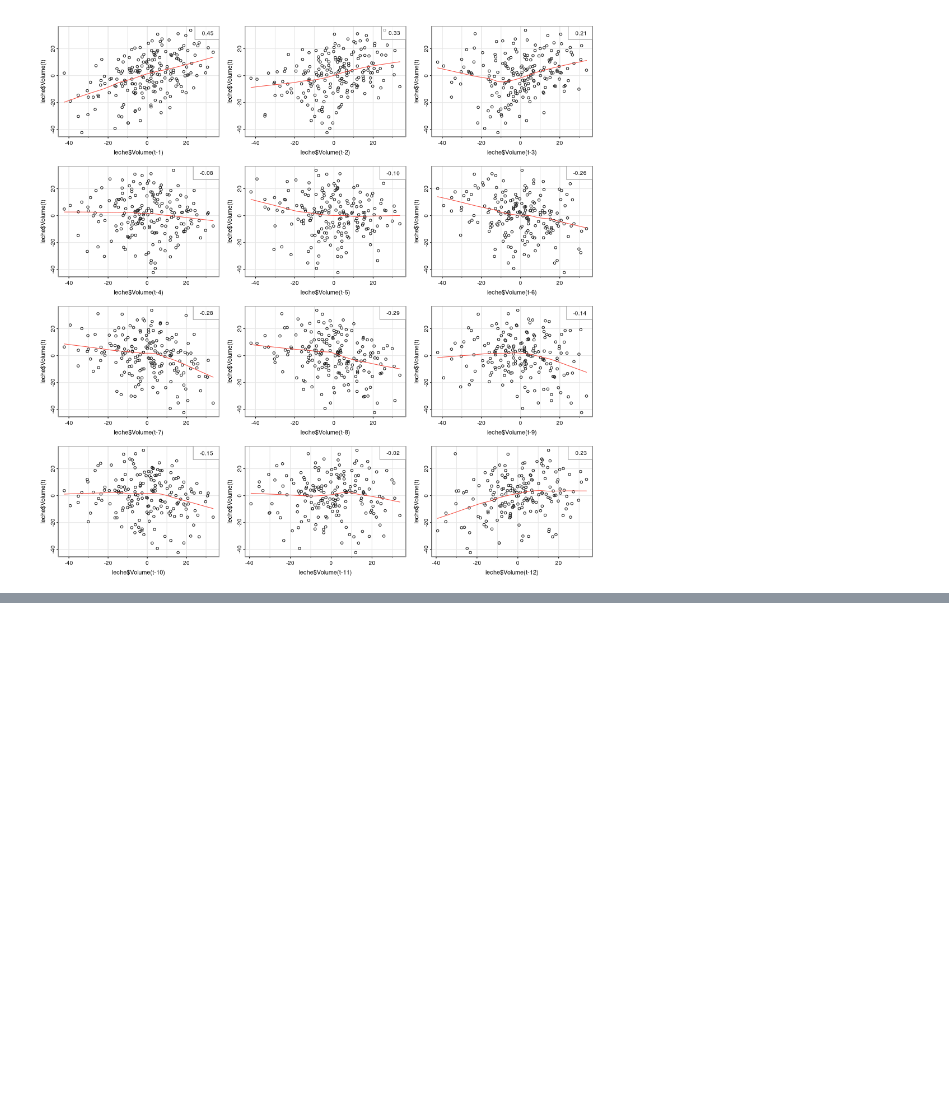
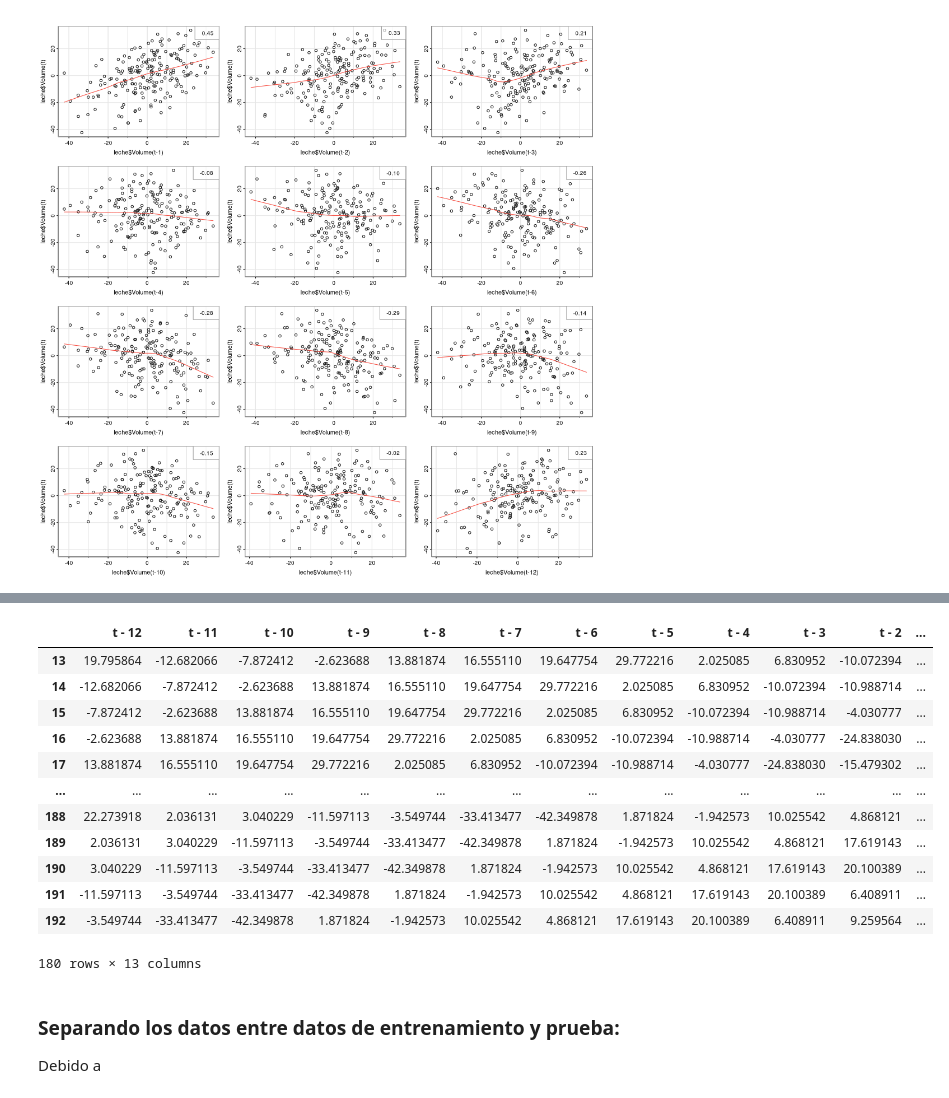
Before and after one commit to Mendivenson/Series-de-tiempo, a Jupyter notebook: Avance 2.ipynb, the cells around one changed output, grey strips where cells are left out. Drawn from its saved outputs; the diff is of its cells as text; code cells hidden in the pictures; blank space fills up the shorter version.

```diff
--- a/Avance 2.ipynb
+++ b/Avance 2.ipynb
@@ -197,0 +242,21 @@ astsa::lag1.plot(leche$Volume, 12,corr = T)
+# %%
+arbolesLeche = arbolesLeche[12:]
+arbolesLeche
+# %% [output]
+|  | t - 12 | t - 11 | t - 10 | t - 9 | t - 8 | t - 7 | t - 6 | t - 5 | t - 4 | t - 3 | t - 2 | ... |
+| 13 | 19.795864 | -12.682066 | -7.872412 | -2.623688 | 13.881874 | 16.555110 | 19.647754 | 29.772216 | 2.025085 | 6.830952 | -10.072394 | ... |
+| 14 | -12.682066 | -7.872412 | -2.623688 | 13.881874 | 16.555110 | 19.647754 | 29.772216 | 2.025085 | 6.830952 | -10.072394 | -10.988714 | ... |
+| 15 | -7.872412 | -2.623688 | 13.881874 | 16.555110 | 19.647754 | 29.772216 | 2.025085 | 6.830952 | -10.072394 | -10.988714 | -4.030777 | ... |
+| 16 | -2.623688 | 13.881874 | 16.555110 | 19.647754 | 29.772216 | 2.025085 | 6.830952 | -10.072394 | -10.988714 | -4.030777 | -24.838030 | ... |
+| 17 | 13.881874 | 16.555110 | 19.647754 | 29.772216 | 2.025085 | 6.830952 | -10.072394 | -10.988714 | -4.030777 | -24.838030 | -15.479302 | ... |
+| ... | ... | ... | ... | ... | ... | ... | ... | ... | ... | ... | ... | ... |
+| 188 | 22.273918 | 2.036131 | 3.040229 | -11.597113 | -3.549744 | -33.413477 | -42.349878 | 1.871824 | -1.942573 | 10.025542 | 4.868121 | ... |
+| 189 | 2.036131 | 3.040229 | -11.597113 | -3.549744 | -33.413477 | -42.349878 | 1.871824 | -1.942573 | 10.025542 | 4.868121 | 17.619143 | ... |
+| 190 | 3.040229 | -11.597113 | -3.549744 | -33.413477 | -42.349878 | 1.871824 | -1.942573 | 10.025542 | 4.868121 | 17.619143 | 20.100389 | ... |
+| 191 | -11.597113 | -3.549744 | -33.413477 | -42.349878 | 1.871824 | -1.942573 | 10.025542 | 4.868121 | 17.619143 | 20.100389 | 6.408911 | ... |
+| 192 | -3.549744 | -33.413477 | -42.349878 | 1.871824 | -1.942573 | 10.025542 | 4.868121 | 17.619143 | 20.100389 | 6.408911 | 9.259564 | ... |
+180 rows × 13 columns
+# %% [markdown]
+### **Separando los datos entre datos de entrenamiento y prueba:**
+
+Debido a
```
Also changed, not shown: parts of 7 cells of this notebook.
